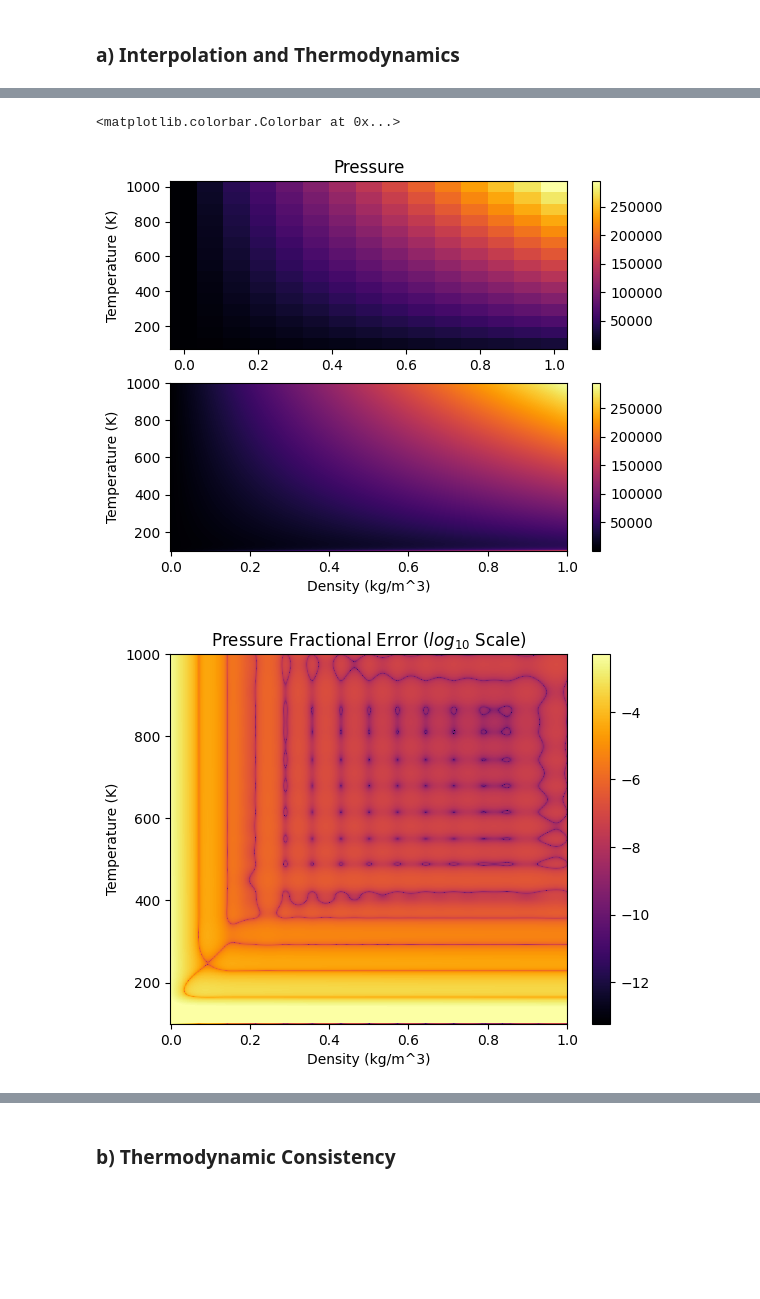
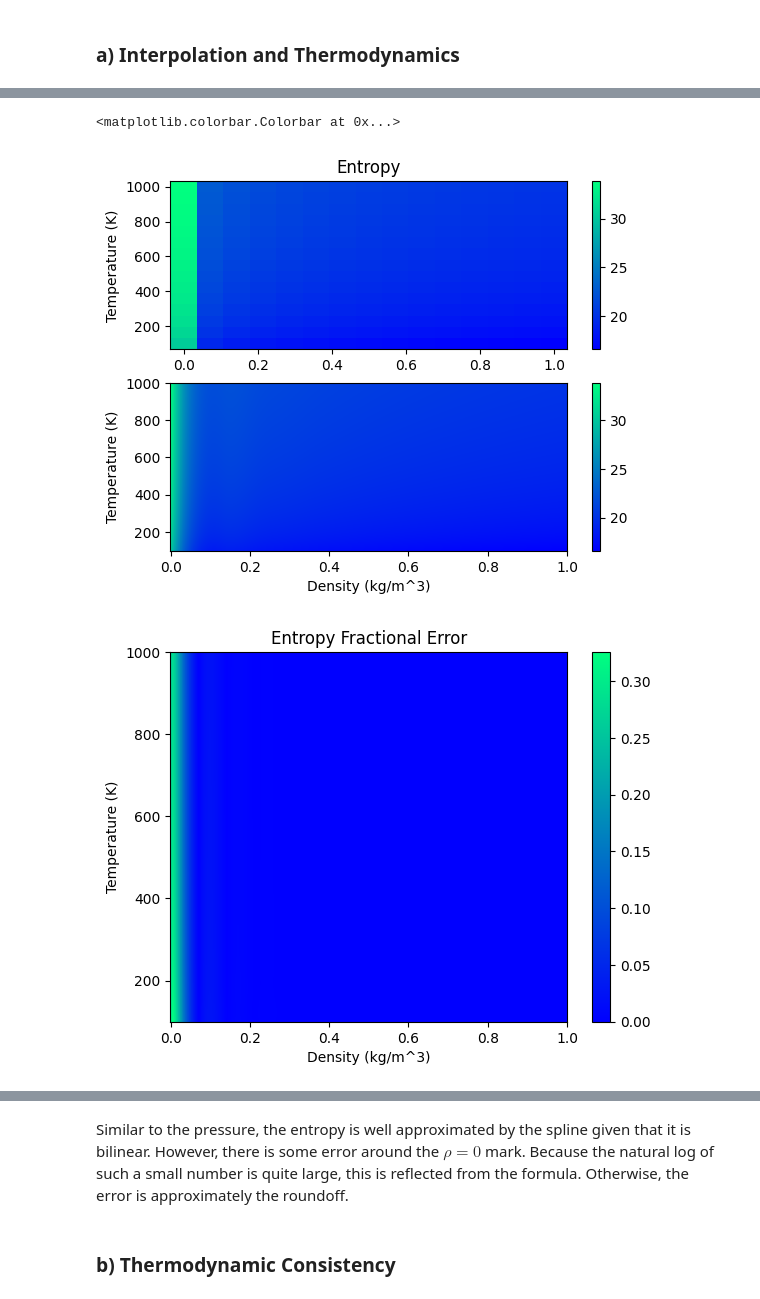
Before and after one commit to LFW25/PHYS512-Computational_Physics, a Jupyter notebook: Assignments/A1.ipynb, the cells around one changed output, grey strips where cells are left out. Drawn from its saved outputs; the diff is of its cells as text; code cells hidden in the pictures; blank space fills up the shorter version.

```diff
--- a/Assignments/A1.ipynb
+++ b/Assignments/A1.ipynb
@@ -237,55 +459,30 @@ s_frac_error = np.array(s_frac_error)
 # %%
-# Pressure Plots
-mean_p_frac_error = np.mean(p_frac_error.flatten())
-max_p_frac_error = mean_p_frac_error + 2*np.std(p_frac_error.flatten())
-
-plt.figure(1)
-
-plt.subplot(211)
-plt.title("Pressure")
-plt.ylabel("Temperature (K)")
-plt.pcolormesh(d_array, t_array, p_array, cmap = "inferno")
-plt.colorbar()
-
-plt.subplot(212)
-plt.pcolormesh(full_d_array, full_t_array, interp_p_array, cmap = "inferno")
-plt.xlabel("Density (kg/m^3)")
-plt.ylabel("Temperature (K)")
-plt.colorbar()
-
-plt.figure(2)
-plt.pcolormesh(full_d_array, full_t_array, p_frac_error, vmax = max_p_frac_error, cmap = "inferno")
-plt.title("Pressure Fractional Error ($log_{10}$ Scale)")
-plt.xlabel("Density (kg/m^3)")
-plt.ylabel("Temperature (K)")
-plt.colorbar()
-
 # Entropy Plots
 
 mean_s_frac_error = np.mean(s_frac_error.flatten())
 max_s_frac_error = mean_s_frac_error + 2*np.std(s_frac_error.flatten())
 
 plt.figure(3)
 
 plt.subplot(211)
 plt.title("Entropy")
 plt.ylabel("Temperature (K)")
 plt.pcolormesh(d_array, t_array, s_array, cmap = "winter")
 plt.colorbar()
 
 plt.subplot(212)
 plt.pcolormesh(full_d_array, full_t_array, interp_s_array, cmap = "winter")
 plt.xlabel("Density (kg/m^3)")
 plt.ylabel("Temperature (K)")
 plt.colorbar()
 
 plt.figure(4)
 plt.pcolormesh(full_d_array, full_t_array, s_frac_error, cmap = "winter")
-plt.title("Entropy Fractional Error ($log_{10}$ Scale)")
+plt.title("Entropy Fractional Error")
 plt.xlabel("Density (kg/m^3)")
 plt.ylabel("Temperature (K)")
 plt.colorbar()
 # %% [output]
 <matplotlib.colorbar.Colorbar at 0x...>
-[figure, old version]
+[figure, new version]
-[figure, old version]
+[figure, new version]
@@ -294,3 +489,5 @@ plt.colorbar()
+# %% [markdown]
+Similar to the pressure, the entropy is well approximated by the spline given that it is bilinear. However, there is some error around the $\rho = 0$ mark. Because the natural log of such a small number is quite large, this is reflected from the formula. Otherwise, the error is approximately the roundoff.
 # %% [markdown]
 ### b) **Thermodynamic Consistency**
 # %% [markdown]
```
Also changed, not shown: parts of 27 cells of this notebook.
